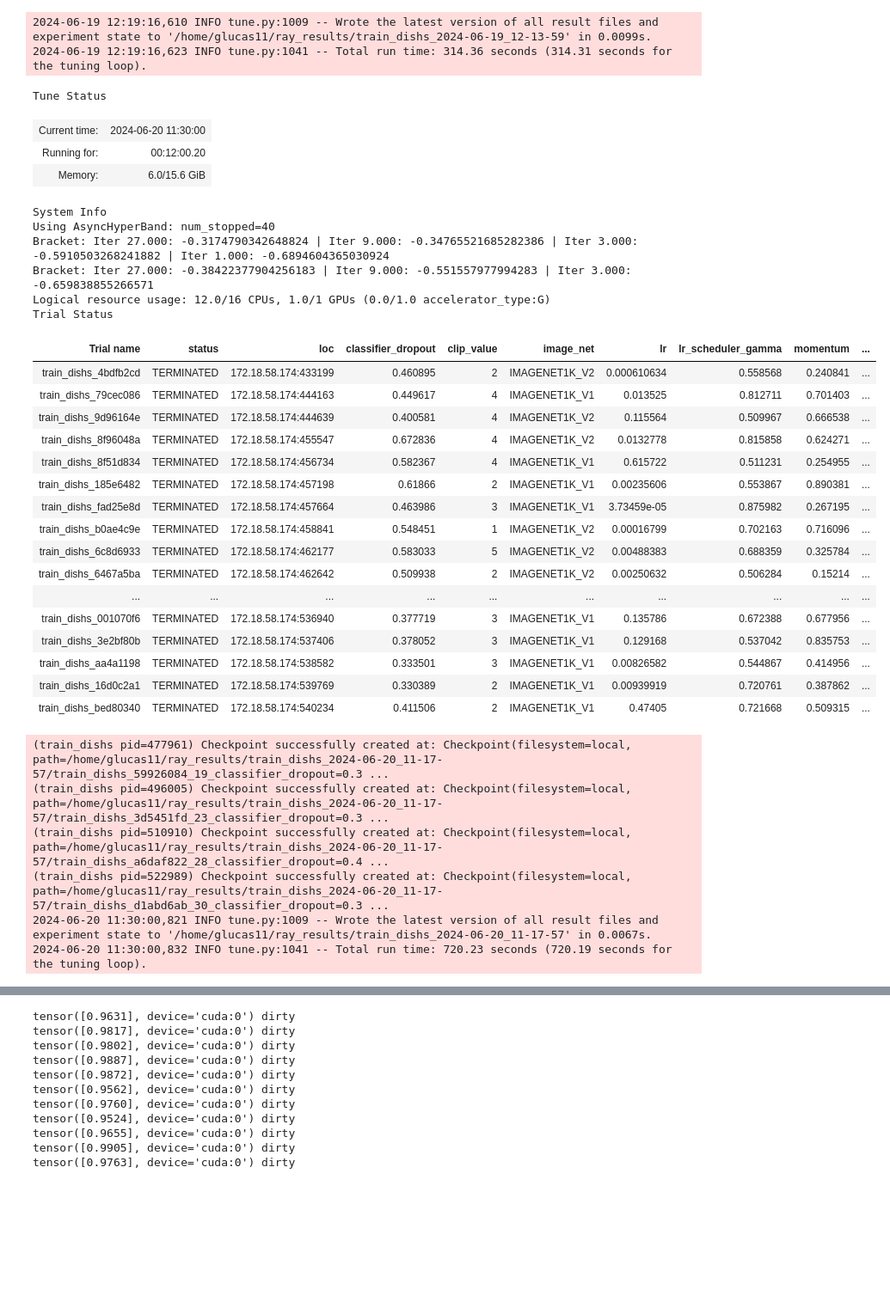
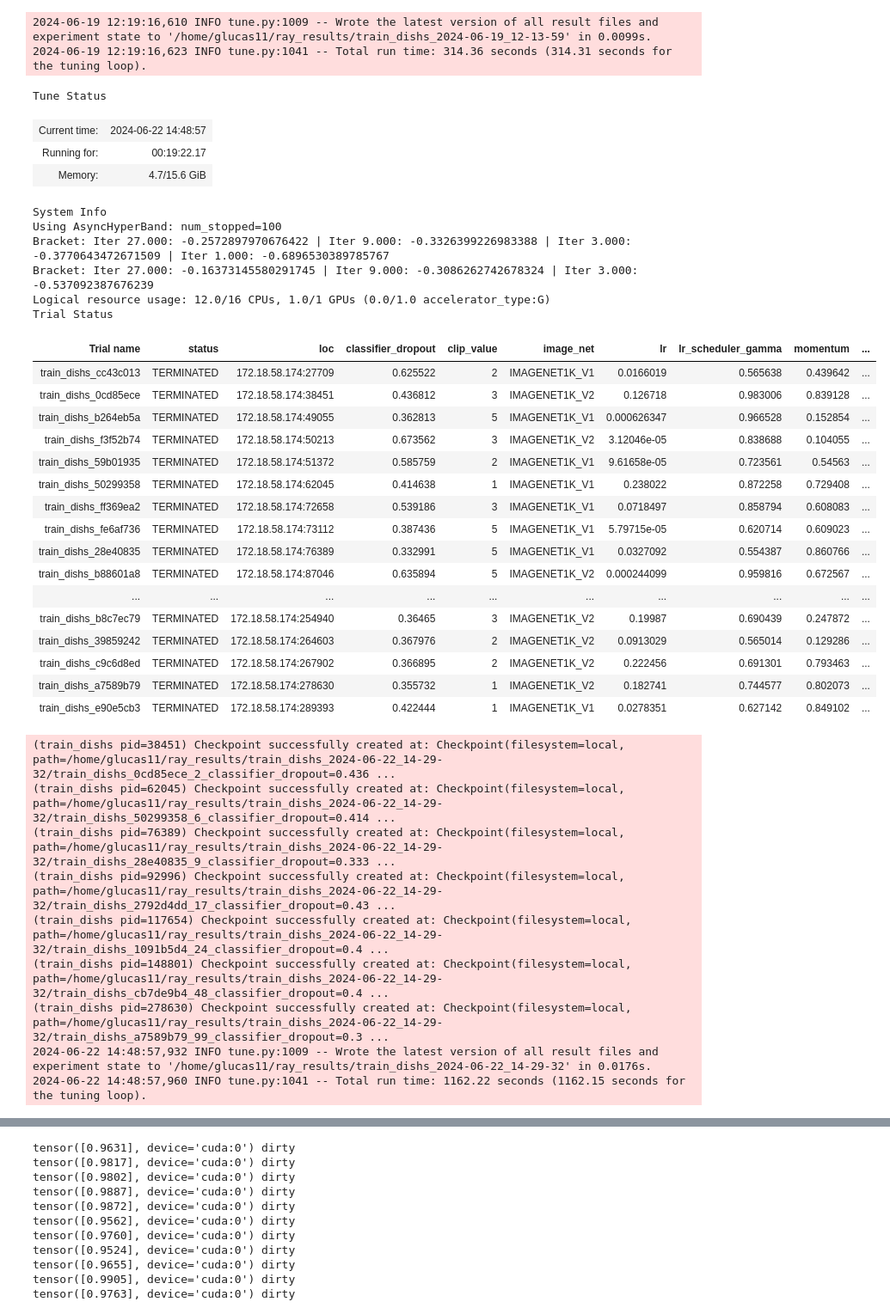
Before and after one commit to glucard/general-study-repo, a Jupyter notebook: machine_learning/kaggle_competitions/Cleaned-vs-Dirty-V2/model_tuned.ipynb, the cells around one changed output, grey strips where cells are left out. Shown at 86% size. Drawn from its saved outputs; the diff is of its cells as text; code cells hidden in the pictures; blank space fills up the shorter version.

```diff
--- a/machine_learning/kaggle_competitions/Cleaned-vs-Dirty-V2/model_tuned.ipynb
+++ b/machine_learning/kaggle_competitions/Cleaned-vs-Dirty-V2/model_tuned.ipynb
@@ -293,11 +329,11 @@ def train_dishs(config, max_epochs=30, tunning=True):
     # Data Setup
     device = torch.device("cuda" if torch.cuda.is_available() else "cpu")
 
-    model = get_transfer_learning_model(config['classifier_dropout'], config['image_net'])
+    model = get_transfer_learning_model(config['classifier_dropout'], config['transfer_model'], config['image_net'])
     model.to(device)
 
     optimizer = optim.SGD(
-        model.parameters(),
+        model.train_params.parameters(),
         lr=config["lr"],
         momentum=config["momentum"],
         weight_decay=config['weight_decay'],
@@ -451,73 +478,78 @@ config = {
     "clip_value": tune.randint(1, 5+1),
     "lr_scheduler_gamma": tune.uniform(0.5, 1.0),
     "image_net": tune.choice(["IMAGENET1K_V1", "IMAGENET1K_V2"]),
-    "nesterov": tune.choice([True, False])
+    "nesterov": tune.choice([True, False]),
+    "transfer_model": tune.choice(["resnet152", "mobiletenet_v3_large"])
 }
 
 metric = "val_mean_loss"
 mode = "min"
 
-
 optuna_search = OptunaSearch(
     metric=metric,
-    mode=mode)
+    mode=mode,
+    # points_to_evaluate = curr_best_params,
+)
 
 asas_scheduler = ASHAScheduler(
     time_attr='training_iteration',
     metric=metric,
     mode=mode,
     max_t=30,
     grace_period=1,
     reduction_factor=3,
     brackets=2
 )
 
 trainable_with_resources = tune.with_resources(train_dishs, {"cpu": 12, "gpu": 1})
 
 tuner = tune.Tuner(
     trainable_with_resources,
     tune_config=tune.TuneConfig(
-        num_samples=40,
+        num_samples=100,
         search_alg=optuna_search,
         scheduler=asas_scheduler
     ),
     param_space=config,
 )
 results = tuner.fit()
 # %% [output]
 Tune Status
-| Current time: | 2024-06-20 11:30:00 |
-| Running for: | 00:12:00.20 |
-| Memory: | 6.0/15.6 GiB |
+| Current time: | 2024-06-22 14:48:57 |
+| Running for: | 00:19:22.17 |
+| Memory: | 4.7/15.6 GiB |
 System Info
-Using AsyncHyperBand: num_stopped=40
-Bracket: Iter 27.000: -0.3174790342648824 | Iter 9.000: -0.34765521685282386 | Iter 3.000: -0.5910503268241882 | Iter 1.000: -0.6894604365030924
-Bracket: Iter 27.000: -0.38422377904256183 | Iter 9.000: -0.551557977994283 | Iter 3.000: -0.659838855266571
+Using AsyncHyperBand: num_stopped=100
+Bracket: Iter 27.000: -0.2572897970676422 | Iter 9.000: -0.3326399226983388 | Iter 3.000: -0.3770643472671509 | Iter 1.000: -0.6896530389785767
+Bracket: Iter 27.000: -0.16373145580291745 | Iter 9.000: -0.3086262742678324 | Iter 3.000: -0.537092387676239
 Logical resource usage: 12.0/16 CPUs, 1.0/1 GPUs (0.0/1.0 accelerator_type:G)
 Trial Status
 | Trial name | status | loc | classifier_dropout | clip_value | image_net | lr | lr_scheduler_gamma | momentum | ... |
-| train_dishs_4bdfb2cd | TERMINATED | 172.18.58.174:433199 | 0.460895 | 2 | IMAGENET1K_V2 | 0.000610634 | 0.558568 | 0.240841 | ... |
-| train_dishs_79cec086 | TERMINATED | 172.18.58.174:444163 | 0.449617 | 4 | IMAGENET1K_V1 | 0.013525 | 0.812711 | 0.701403 | ... |
-| train_dishs_9d96164e | TERMINATED | 172.18.58.174:444639 | 0.400581 | 4 | IMAGENET1K_V2 | 0.115564 | 0.509967 | 0.666538 | ... |
-| train_dishs_8f96048a | TERMINATED | 172.18.58.174:455547 | 0.672836 | 4 | IMAGENET1K_V2 | 0.0132778 | 0.815858 | 0.624271 | ... |
-| train_dishs_8f51d834 | TERMINATED | 172.18.58.174:456734 | 0.582367 | 4 | IMAGENET1K_V1 | 0.615722 | 0.511231 | 0.254955 | ... |
-| train_dishs_185e6482 | TERMINATED | 172.18.58.174:457198 | 0.61866 | 2 | IMAGENET1K_V1 | 0.00235606 | 0.553867 | 0.890381 | ... |
-| train_dishs_fad25e8d | TERMINATED | 172.18.58.174:457664 | 0.463986 | 3 | IMAGENET1K_V1 | 3.73459e-05 | 0.875982 | 0.267195 | ... |
-| train_dishs_b0ae4c9e | TERMINATED | 172.18.58.174:458841 | 0.548451 | 1 | IMAGENET1K_V2 | 0.00016799 | 0.702163 | 0.716096 | ... |
-| train_dishs_6c8d6933 | TERMINATED | 172.18.58.174:462177 | 0.583033 | 5 | IMAGENET1K_V2 | 0.00488383 | 0.688359 | 0.325784 | ... |
-| train_dishs_6467a5ba | TERMINATED | 172.18.58.174:462642 | 0.509938 | 2 | IMAGENET1K_V2 | 0.00250632 | 0.506284 | 0.15214 | ... |
+| train_dishs_cc43c013 | TERMINATED | 172.18.58.174:27709 | 0.625522 | 2 | IMAGENET1K_V1 | 0.0166019 | 0.565638 | 0.439642 | ... |
+| train_dishs_0cd85ece | TERMINATED | 172.18.58.174:38451 | 0.436812 | 3 | IMAGENET1K_V2 | 0.126718 | 0.983006 | 0.839128 | ... |
+| train_dishs_b264eb5a | TERMINATED | 172.18.58.174:49055 | 0.362813 | 5 | IMAGENET1K_V1 | 0.000626347 | 0.966528 | 0.152854 | ... |
+| train_dishs_f3f52b74 | TERMINATED | 172.18.58.174:50213 | 0.673562 | 3 | IMAGENET1K_V2 | 3.12046e-05 | 0.838688 | 0.104055 | ... |
+| train_dishs_59b01935 | TERMINATED | 172.18.58.174:51372 | 0.585759 | 2 | IMAGENET1K_V1 | 9.61658e-05 | 0.723561 | 0.54563 | ... |
+| train_dishs_50299358 | TERMINATED | 172.18.58.174:62045 | 0.414638 | 1 | IMAGENET1K_V1 | 0.238022 | 0.872258 | 0.729408 | ... |
+| train_dishs_ff369ea2 | TERMINATED | 172.18.58.174:72658 | 0.539186 | 3 | IMAGENET1K_V1 | 0.0718497 | 0.858794 | 0.608083 | ... |
+| train_dishs_fe6af736 | TERMINATED | 172.18.58.174:73112 | 0.387436 | 5 | IMAGENET1K_V1 | 5.79715e-05 | 0.620714 | 0.609023 | ... |
+| train_dishs_28e40835 | TERMINATED | 172.18.58.174:76389 | 0.332991 | 5 | IMAGENET1K_V1 | 0.0327092 | 0.554387 | 0.860766 | ... |
+| train_dishs_b88601a8 | TERMINATED | 172.18.58.174:87046 | 0.635894 | 5 | IMAGENET1K_V2 | 0.000244099 | 0.959816 | 0.672567 | ... |
 | ... | ... | ... | ... | ... | ... | ... | ... | ... | ... |
-| train_dishs_001070f6 | TERMINATED | 172.18.58.174:536940 | 0.377719 | 3 | IMAGENET1K_V1 | 0.135786 | 0.672388 | 0.677956 | ... |
-| train_dishs_3e2bf80b | TERMINATED | 172.18.58.174:537406 | 0.378052 | 3 | IMAGENET1K_V1 | 0.129168 | 0.537042 | 0.835753 | ... |
-| train_dishs_aa4a1198 | TERMINATED | 172.18.58.174:538582 | 0.333501 | 3 | IMAGENET1K_V1 | 0.00826582 | 0.544867 | 0.414956 | ... |
-| train_dishs_16d0c2a1 | TERMINATED | 172.18.58.174:539769 | 0.330389 | 2 | IMAGENET1K_V1 | 0.00939919 | 0.720761 | 0.387862 | ... |
-| train_dishs_bed80340 | TERMINATED | 172.18.58.174:540234 | 0.411506 | 2 | IMAGENET1K_V1 | 0.47405 | 0.721668 | 0.509315 | ... |
+| train_dishs_b8c7ec79 | TERMINATED | 172.18.58.174:254940 | 0.36465 | 3 | IMAGENET1K_V2 | 0.19987 | 0.690439 | 0.247872 | ... |
+| train_dishs_39859242 | TERMINATED | 172.18.58.174:264603 | 0.367976 | 2 | IMAGENET1K_V2 | 0.0913029 | 0.565014 | 0.129286 | ... |
+| train_dishs_c9c6d8ed | TERMINATED | 172.18.58.174:267902 | 0.366895 | 2 | IMAGENET1K_V2 | 0.222456 | 0.691301 | 0.793463 | ... |
+| train_dishs_a7589b79 | TERMINATED | 172.18.58.174:278630 | 0.355732 | 1 | IMAGENET1K_V2 | 0.182741 | 0.744577 | 0.802073 | ... |
+| train_dishs_e90e5cb3 | TERMINATED | 172.18.58.174:289393 | 0.422444 | 1 | IMAGENET1K_V1 | 0.0278351 | 0.627142 | 0.849102 | ... |
-(train_dishs pid=477961) Checkpoint successfully created at: Checkpoint(filesystem=local, path=/home/glucas11/ray_results/train_dishs_2024-06-20_11-17-57/train_dishs_59926084_19_classifier_dropout=0.3 ...
-(train_dishs pid=496005) Checkpoint successfully created at: Checkpoint(filesystem=local, path=/home/glucas11/ray_results/train_dishs_2024-06-20_11-17-57/train_dishs_3d5451fd_23_classifier_dropout=0.3 ...
-(train_dishs pid=510910) Checkpoint successfully created at: Checkpoint(filesystem=local, path=/home/glucas11/ray_results/train_dishs_2024-06-20_11-17-57/train_dishs_a6daf822_28_classifier_dropout=0.4 ...
-(train_dishs pid=522989) Checkpoint successfully created at: Checkpoint(filesystem=local, path=/home/glucas11/ray_results/train_dishs_2024-06-20_11-17-57/train_dishs_d1abd6ab_30_classifier_dropout=0.3 ...
-2024-06-20 11:30:00,821 INFO tune.py:1009 -- Wrote the latest version of all result files and experiment state to '/home/glucas11/ray_results/train_dishs_2024-06-20_11-17-57' in 0.0067s.
-2024-06-20 11:30:00,832 INFO tune.py:1041 -- Total run time: 720.23 seconds (720.19 seconds for the tuning loop).
+(train_dishs pid=38451) Checkpoint successfully created at: Checkpoint(filesystem=local, path=/home/glucas11/ray_results/train_dishs_2024-06-22_14-29-32/train_dishs_0cd85ece_2_classifier_dropout=0.436 ...
+(train_dishs pid=62045) Checkpoint successfully created at: Checkpoint(filesystem=local, path=/home/glucas11/ray_results/train_dishs_2024-06-22_14-29-32/train_dishs_50299358_6_classifier_dropout=0.414 ...
+(train_dishs pid=76389) Checkpoint successfully created at: Checkpoint(filesystem=local, path=/home/glucas11/ray_results/train_dishs_2024-06-22_14-29-32/train_dishs_28e40835_9_classifier_dropout=0.333 ...
+(train_dishs pid=92996) Checkpoint successfully created at: Checkpoint(filesystem=local, path=/home/glucas11/ray_results/train_dishs_2024-06-22_14-29-32/train_dishs_2792d4dd_17_classifier_dropout=0.43 ...
+(train_dishs pid=117654) Checkpoint successfully created at: Checkpoint(filesystem=local, path=/home/glucas11/ray_results/train_dishs_2024-06-22_14-29-32/train_dishs_1091b5d4_24_classifier_dropout=0.4 ...
+(train_dishs pid=148801) Checkpoint successfully created at: Checkpoint(filesystem=local, path=/home/glucas11/ray_results/train_dishs_2024-06-22_14-29-32/train_dishs_cb7de9b4_48_classifier_dropout=0.4 ...
+(train_dishs pid=278630) Checkpoint successfully created at: Checkpoint(filesystem=local, path=/home/glucas11/ray_results/train_dishs_2024-06-22_14-29-32/train_dishs_a7589b79_99_classifier_dropout=0.3 ...
+2024-06-22 14:48:57,932 INFO tune.py:1009 -- Wrote the latest version of all result files and experiment state to '/home/glucas11/ray_results/train_dishs_2024-06-22_14-29-32' in 0.0176s.
+2024-06-22 14:48:57,960 INFO tune.py:1041 -- Total run time: 1162.22 seconds (1162.15 seconds for the tuning loop).
 # %%
 best_result = results.get_best_result("val_mean_accuracy", mode="max")
 best_result.metrics
```
Also changed, not shown: parts of 15 cells of this notebook.
